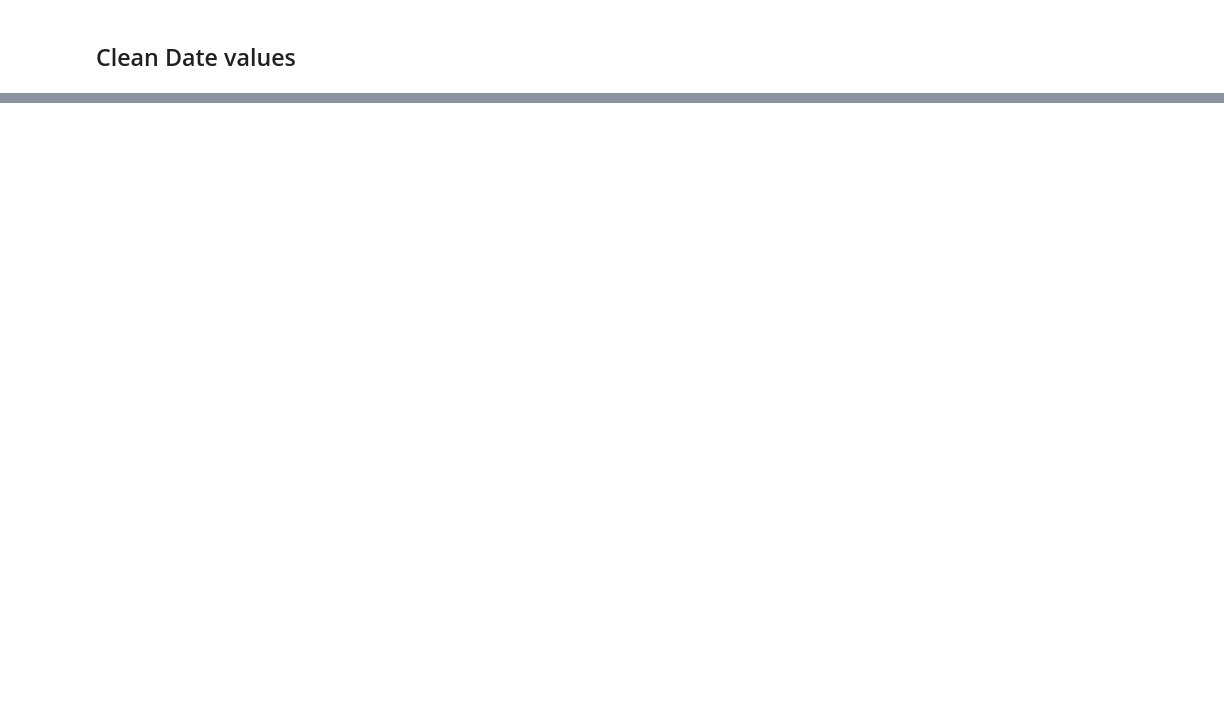
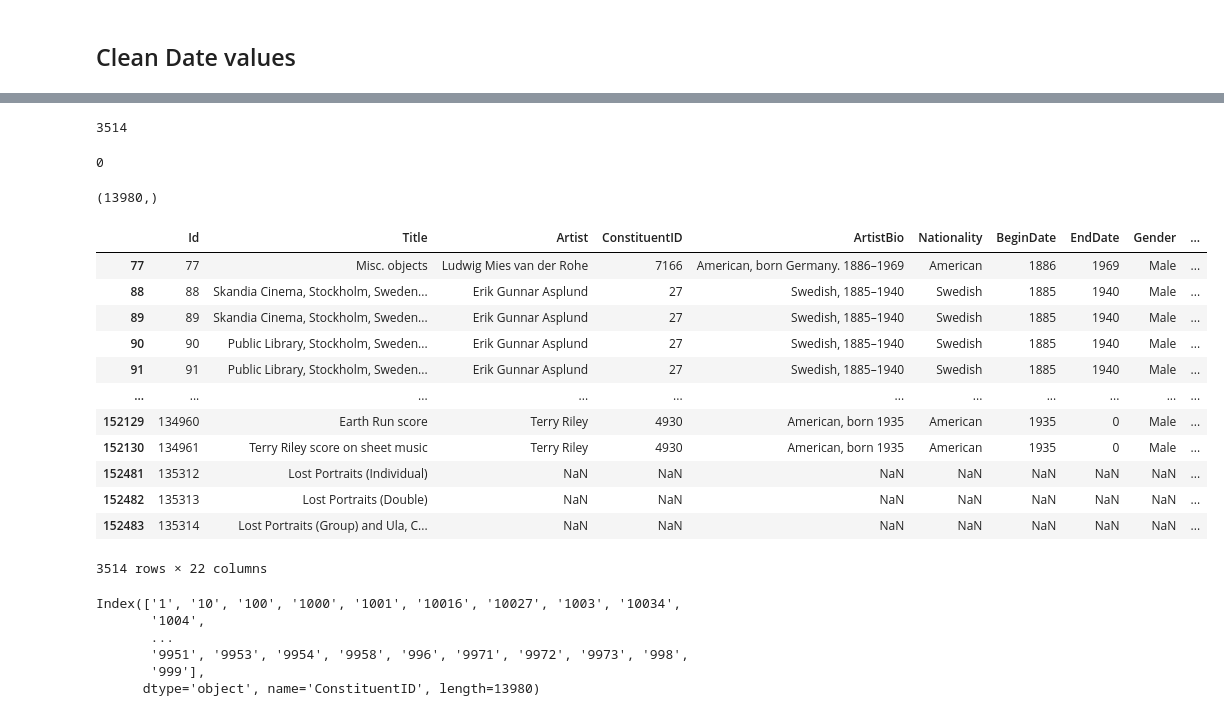
Before and after one commit to LudivineLacour/data-cleaning, a Jupyter notebook: data-cleaning-exploration.ipynb, the cells around one changed output, grey strips where cells are left out. Cells and saved outputs as stored; diff of their text form; code cells hidden in the pictures; blank space fills up the shorter version.

```diff
--- a/data-cleaning-exploration.ipynb
+++ b/data-cleaning-exploration.ipynb
@@ -137,0 +267,4 @@ df10.max()
+# %%
+df9.Date.isna().sum()
+# %% [output]
+3514
@@ -137,0 +276,5 @@ df10.max()
+# %%
+null_artist=df10[df10.Artist.isna()]
+null_artist.Date.isna().sum()
+# %% [output]
+0
@@ -137,0 +283,32 @@ df10.max()
+# %%
+mean_date=round(df10.groupby('ConstituentID')['Date'].agg('mean'))
+mean_date=mean_date.astype(int)
+mean_date[mean_date.index=='27'][0]
+mean_date.shape
+# %% [output]
+(13980,)
+# %%
+df9[df9.Date.isna()]
+# %% [output]
+|  | Id | Title | Artist | ConstituentID | ArtistBio | Nationality | BeginDate | EndDate | Gender | ... |
+| 77 | 77 | Misc. objects | Ludwig Mies van der Rohe | 7166 | American, born Germany. 1886–1969 | American | 1886 | 1969 | Male | ... |
+| 88 | 88 | Skandia Cinema, Stockholm, Sweden... | Erik Gunnar Asplund | 27 | Swedish, 1885–1940 | Swedish | 1885 | 1940 | Male | ... |
+| 89 | 89 | Skandia Cinema, Stockholm, Sweden... | Erik Gunnar Asplund | 27 | Swedish, 1885–1940 | Swedish | 1885 | 1940 | Male | ... |
+| 90 | 90 | Public Library, Stockholm, Sweden... | Erik Gunnar Asplund | 27 | Swedish, 1885–1940 | Swedish | 1885 | 1940 | Male | ... |
+| 91 | 91 | Public Library, Stockholm, Sweden... | Erik Gunnar Asplund | 27 | Swedish, 1885–1940 | Swedish | 1885 | 1940 | Male | ... |
+| ... | ... | ... | ... | ... | ... | ... | ... | ... | ... | ... |
+| 152129 | 134960 | Earth Run score | Terry Riley | 4930 | American, born 1935 | American | 1935 | 0 | Male | ... |
+| 152130 | 134961 | Terry Riley score on sheet music | Terry Riley | 4930 | American, born 1935 | American | 1935 | 0 | Male | ... |
+| 152481 | 135312 | Lost Portraits (Individual) | NaN | NaN | NaN | NaN | NaN | NaN | NaN | ... |
+| 152482 | 135313 | Lost Portraits (Double) | NaN | NaN | NaN | NaN | NaN | NaN | NaN | ... |
+| 152483 | 135314 | Lost Portraits (Group) and Ula, C... | NaN | NaN | NaN | NaN | NaN | NaN | NaN | ... |
+3514 rows × 22 columns
+# %%
+mean_date.index
+# %% [output]
+Index(['1', '10', '100', '1000', '1001', '10016', '10027', '1003', '10034',
+       '1004',
+       ...
+       '9951', '9953', '9954', '9958', '996', '9971', '9972', '9973', '998',
+       '999'],
+      dtype='object', name='ConstituentID', length=13980)
```
Also changed, not shown: parts of 31 cells of this notebook.
